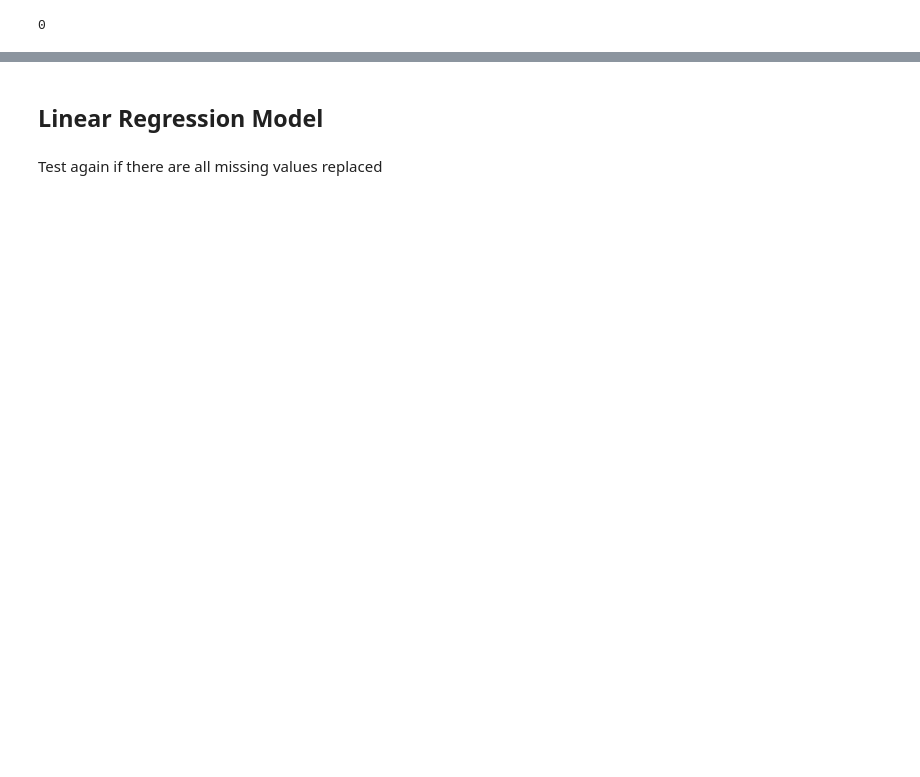
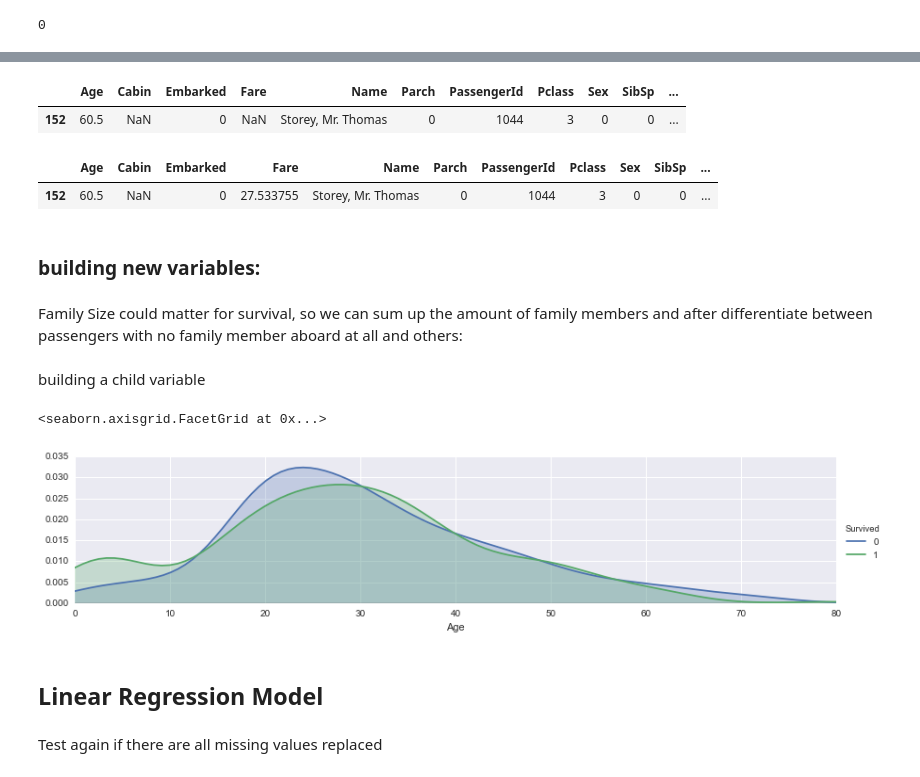
Before and after one commit to lukasganz/Titanic, a Jupyter notebook: Titanic.ipynb, the cells around one changed output, grey strips where cells are left out. Saved outputs shown, nothing was run; the diff lists cells and outputs as text; code cells hidden in the pictures; blank space fills up the shorter version.

Commit message:
Add files via upload
new variables, slightly improved model

```diff
--- a/Titanic.ipynb
+++ b/Titanic.ipynb
@@ -80,6 +122,20 @@ dfTitanicFull['Embarked'] = dfTitanicFull['Embarked'].fillna(0)
+# %%
+# Finding and replacing the missing fare with the corresponding mean of the embarkemnt group
+dfTitanicFull[dfTitanicFull['Fare'].isnull()]
+# %% [output]
+|  | Age | Cabin | Embarked | Fare | Name | Parch | PassengerId | Pclass | Sex | SibSp | ... |
+| 152 | 60.5 | NaN | 0 | NaN | Storey, Mr. Thomas | 0 | 1044 | 3 | 0 | 0 | ... |
 # %%
 # The numeric variable 'Fare' has two missing values, which must be replaced. I replace it with the median
 # of the corresponding Embarked group because fare is most likely dependent on the embarkement place
 mean = dfTitanicFull.groupby('Embarked')['Fare'].transform('mean')
 
 dfTitanicFull['Fare'] = dfTitanicFull['Fare'].fillna(mean)
+dfTitanicFull[dfTitanicFull['PassengerId'] == 1044 ]
+# %% [output]
+|  | Age | Cabin | Embarked | Fare | Name | Parch | PassengerId | Pclass | Sex | SibSp | ... |
+| 152 | 60.5 | NaN | 0 | 27.533755 | Storey, Mr. Thomas | 0 | 1044 | 3 | 0 | 0 | ... |
+# %% [markdown]
+### building new variables:
+# %% [markdown]
+Family Size could matter for survival, so we can sum up the amount of family members and after differentiate between passengers with no family member aboard at all and others:
@@ -85,0 +145,11 @@ dfTitanicFull['Fare'] = dfTitanicFull['Fare'].fillna(mean)
+# %% [markdown]
+building a child variable
+# %%
+# I'm looking for the age, where survival rate begins to sink
+facet = sns.FacetGrid(dfTitanicTrain, hue="Survived",aspect=4)
+facet.map(sns.kdeplot,'Age',shade= True)
+facet.set(xlim=(0, dfTitanicTrain['Age'].max()))
+facet.add_legend()
+# %% [output]
+<seaborn.axisgrid.FacetGrid at 0x...>
+[figure, added]
```
Also changed, not shown: parts of 13 cells of this notebook.
